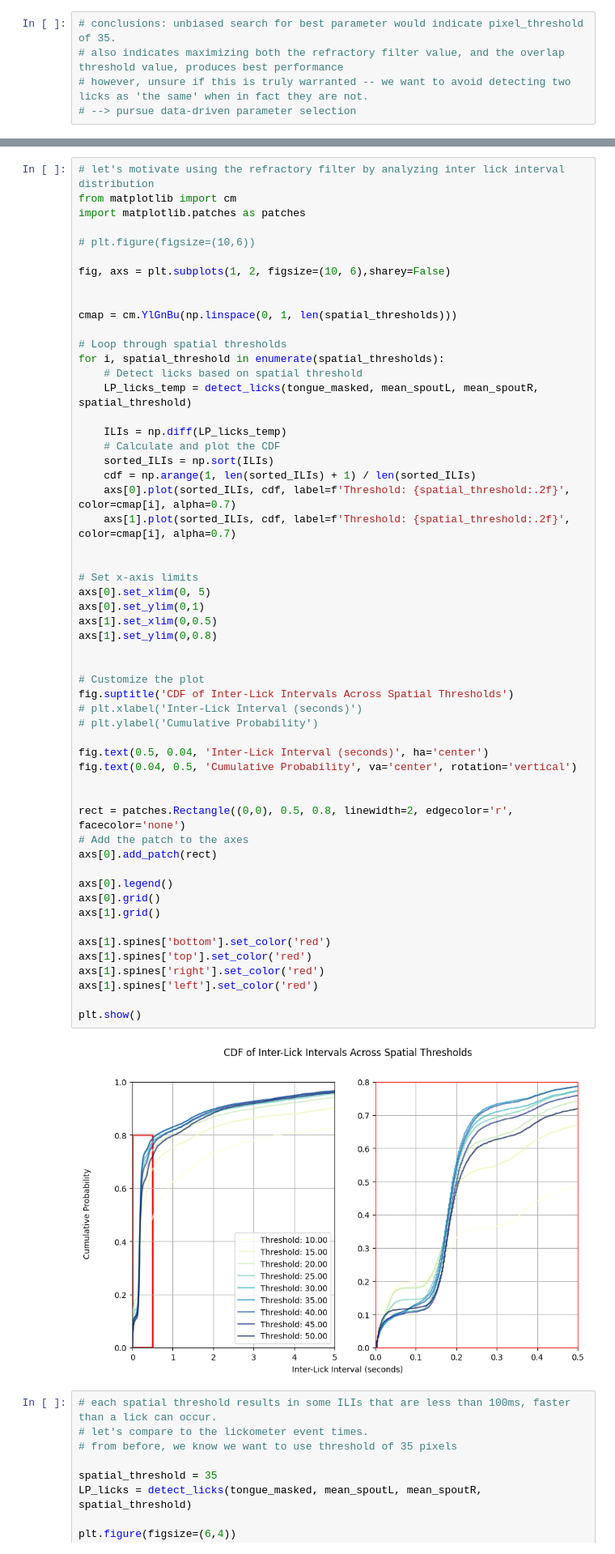
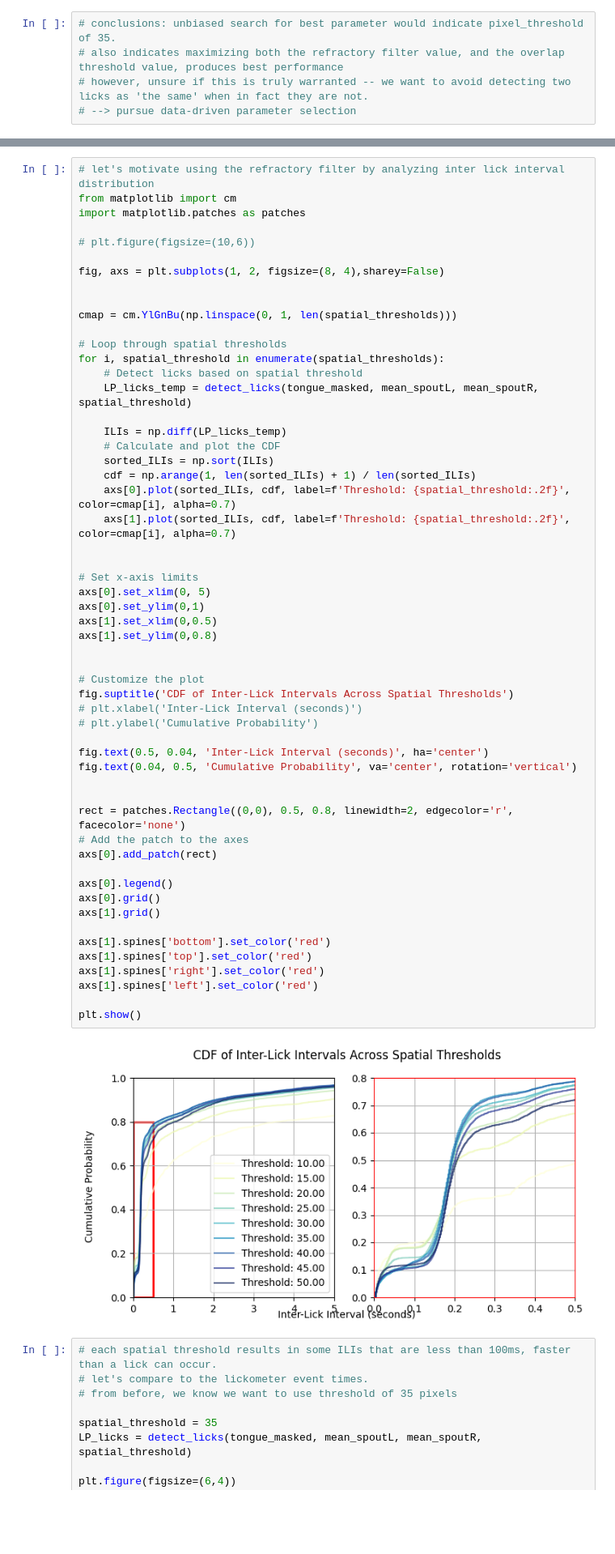
Before and after one commit to 1mattbecker/kinematics_analysis, a Jupyter notebook: code/tongue_lickometer.ipynb, the cells around one changed output, grey strips where cells are left out. Shown: that part at 81% size. Drawn from its saved outputs; the diff is of its cells as text; blank space fills up the shorter version.

```diff
--- a/code/tongue_lickometer.ipynb
+++ b/code/tongue_lickometer.ipynb
@@ -539,7 +535,7 @@ import matplotlib.patches as patches
 
 # plt.figure(figsize=(10,6))
 
-fig, axs = plt.subplots(1, 2, figsize=(10, 6),sharey=False)
+fig, axs = plt.subplots(1, 2, figsize=(8, 4),sharey=False)
 
 
 cmap = cm.YlGnBu(np.linspace(0, 1, len(spatial_thresholds)))
@@ -561,34 +557,34 @@ for i, spatial_threshold in enumerate(spatial_thresholds):
 axs[0].set_xlim(0, 5)
 axs[0].set_ylim(0,1)
 axs[1].set_xlim(0,0.5)
 axs[1].set_ylim(0,0.8)
 
 
 # Customize the plot
 fig.suptitle('CDF of Inter-Lick Intervals Across Spatial Thresholds')
 # plt.xlabel('Inter-Lick Interval (seconds)')
 # plt.ylabel('Cumulative Probability')
 
 fig.text(0.5, 0.04, 'Inter-Lick Interval (seconds)', ha='center')
 fig.text(0.04, 0.5, 'Cumulative Probability', va='center', rotation='vertical')
 
 
 rect = patches.Rectangle((0,0), 0.5, 0.8, linewidth=2, edgecolor='r', facecolor='none')
 # Add the patch to the axes
 axs[0].add_patch(rect)
 
 axs[0].legend()
 axs[0].grid()
 axs[1].grid()
 
 axs[1].spines['bottom'].set_color('red')
 axs[1].spines['top'].set_color('red')
 axs[1].spines['right'].set_color('red')
 axs[1].spines['left'].set_color('red')
 
 plt.show()
 # %% [output]
-[figure, old version]
+[figure, new version]
 # %%
 # each spatial threshold results in some ILIs that are less than 100ms, faster than a lick can occur.
 # let's compare to the lickometer event times.
```
Also changed, not shown: parts of 6 cells of this notebook, 3 other files.
